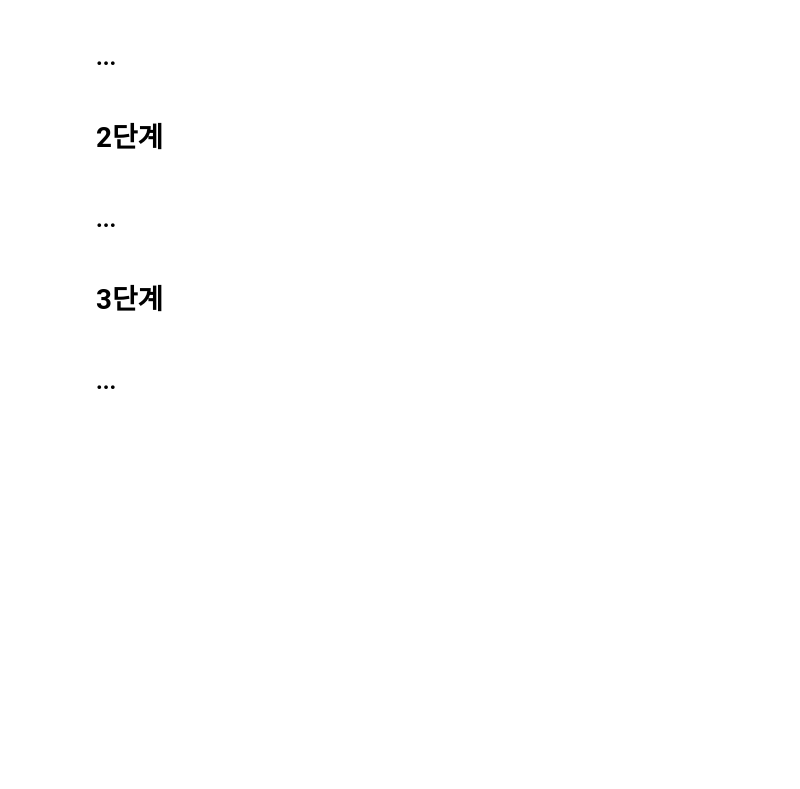
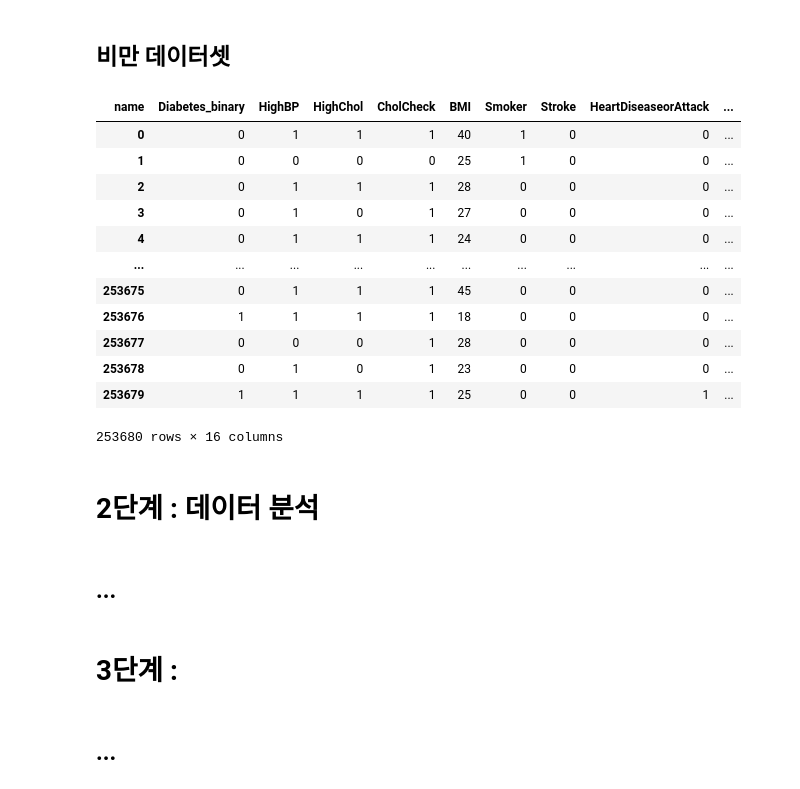
Before and after one commit to CharmStrange/CoLab_data, a Jupyter notebook: ipynb-majoring/DS/03_최종_프로젝트.ipynb, the cells around one changed output. Drawn from its saved outputs; the diff is of its cells as text; code cells hidden in the pictures; blank space fills up the shorter version.

```diff
--- a/ipynb-majoring/DS/03_최종_프로젝트.ipynb
+++ b/ipynb-majoring/DS/03_최종_프로젝트.ipynb
@@ -10,0 +129,5 @@
+# %%
+# 일부 열 삭제
+df_diabetes.drop(['AnyHealthcare', 'NoDocbcCost', 'MentHlth', 'DiffWalk', 'Education', 'Income'], axis=1, inplace=True)
+for column in df_diabetes.columns:
+    print('Columns : ', column, end=", ")
@@ -13,11 +156,28 @@
+# %% [markdown]
+## 비만 데이터셋
+# %%
+df_diabetes
+# %% [output]
+| name | Diabetes_binary | HighBP | HighChol | CholCheck | BMI | Smoker | Stroke | HeartDiseaseorAttack | ... |
+| 0 | 0 | 1 | 1 | 1 | 40 | 1 | 0 | 0 | ... |
+| 1 | 0 | 0 | 0 | 0 | 25 | 1 | 0 | 0 | ... |
+| 2 | 0 | 1 | 1 | 1 | 28 | 0 | 0 | 0 | ... |
+| 3 | 0 | 1 | 0 | 1 | 27 | 0 | 0 | 0 | ... |
+| 4 | 0 | 1 | 1 | 1 | 24 | 0 | 0 | 0 | ... |
+| ... | ... | ... | ... | ... | ... | ... | ... | ... | ... |
+| 253675 | 0 | 1 | 1 | 1 | 45 | 0 | 0 | 0 | ... |
+| 253676 | 1 | 1 | 1 | 1 | 18 | 0 | 0 | 0 | ... |
+| 253677 | 0 | 0 | 0 | 1 | 28 | 0 | 0 | 0 | ... |
+| 253678 | 0 | 1 | 0 | 1 | 23 | 0 | 0 | 0 | ... |
+| 253679 | 1 | 1 | 1 | 1 | 25 | 0 | 0 | 1 | ... |
+253680 rows × 16 columns
+# %% [markdown]
+# 2단계 : 데이터 분석
 # %% [markdown]
 ## ...
 # %% [markdown]
-# 2단계
+
+# 3단계 :
-# %% [markdown]
-## ...
-# %% [markdown]
-# 3단계
 # %% [markdown]
 ## ...
 # %% [markdown]
```
Also changed, not shown: parts of 17 cells of this notebook.
